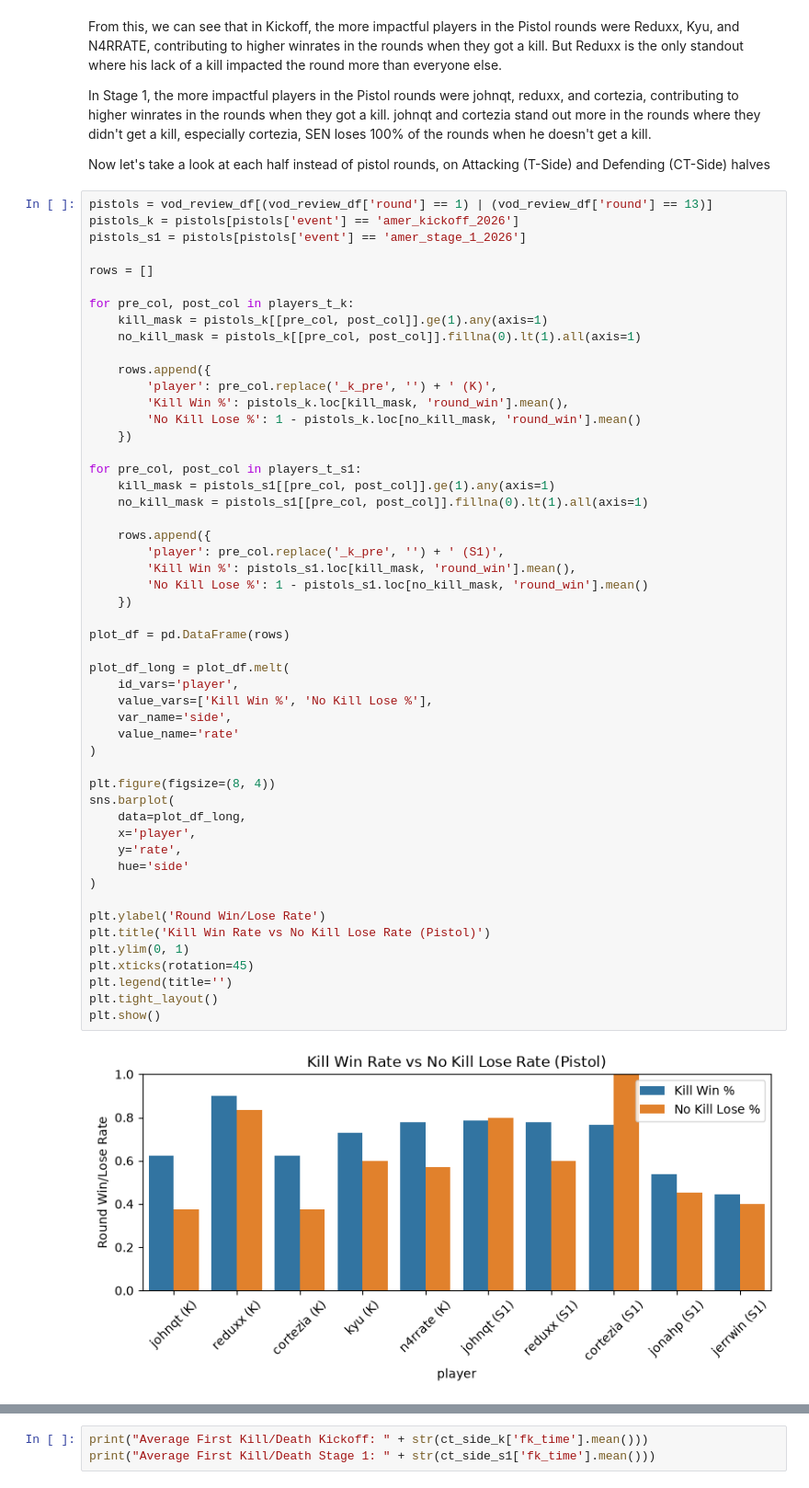
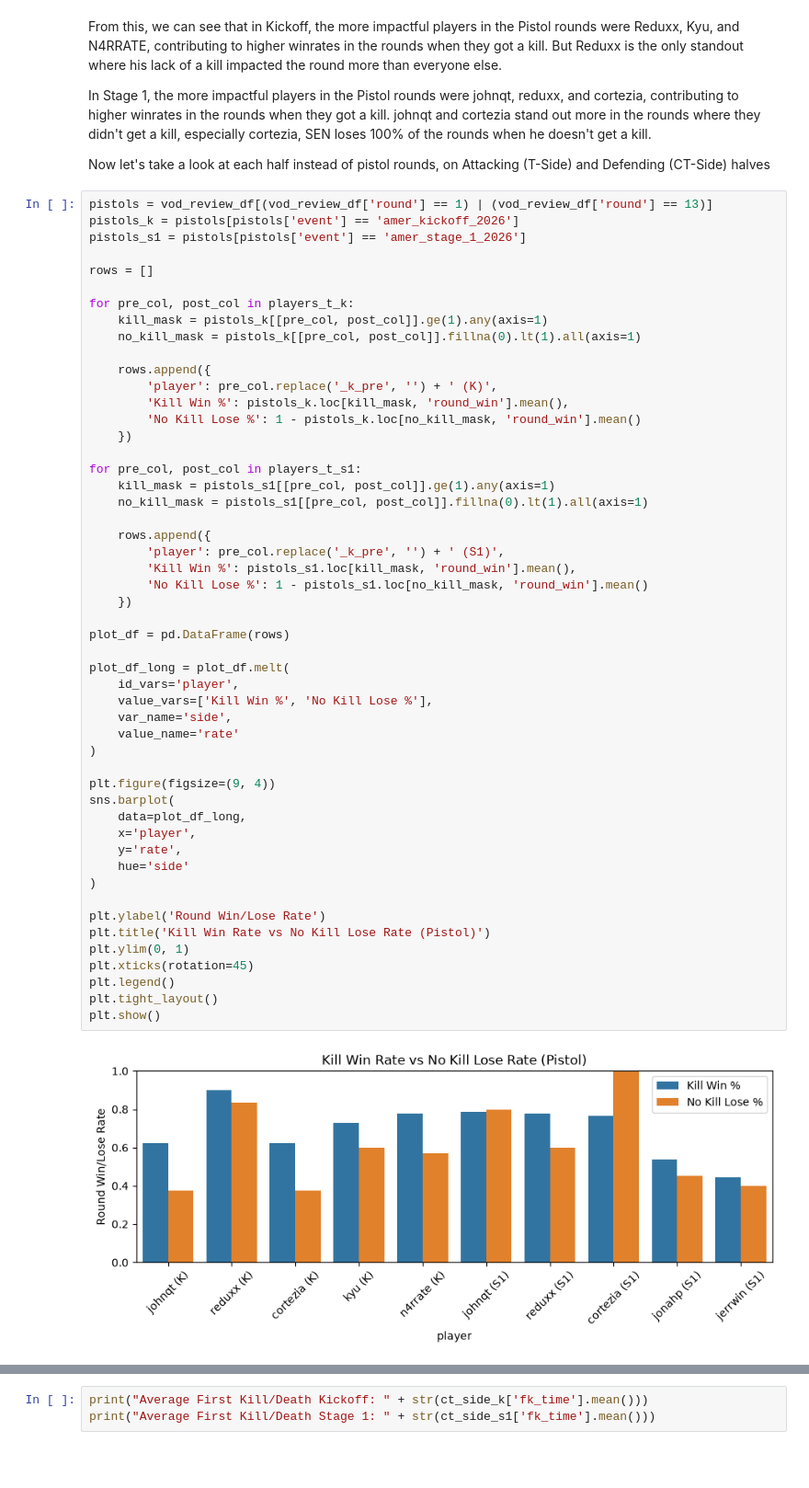
Before and after one commit to reeantran/sentinels_data_analysis, a Jupyter notebook: analysis.ipynb, the cells around one changed output, grey strips where cells are left out. Shown at 92% size. Drawn from its saved outputs; the diff is of its cells as text; blank space fills up the shorter version.

```diff
--- a/analysis.ipynb
+++ b/analysis.ipynb
@@ -577,36 +577,36 @@ for pre_col, post_col in players_t_s1:
 
     rows.append({
         'player': pre_col.replace('_k_pre', '') + ' (S1)',
         'Kill Win %': pistols_s1.loc[kill_mask, 'round_win'].mean(),
         'No Kill Lose %': 1 - pistols_s1.loc[no_kill_mask, 'round_win'].mean()
     })
 
 plot_df = pd.DataFrame(rows)
 
 plot_df_long = plot_df.melt(
     id_vars='player',
     value_vars=['Kill Win %', 'No Kill Lose %'],
     var_name='side',
     value_name='rate'
 )
 
-plt.figure(figsize=(8, 4))
+plt.figure(figsize=(9, 4))
 sns.barplot(
     data=plot_df_long,
     x='player',
     y='rate',
     hue='side'
 )
 
 plt.ylabel('Round Win/Lose Rate')
 plt.title('Kill Win Rate vs No Kill Lose Rate (Pistol)')
 plt.ylim(0, 1)
 plt.xticks(rotation=45)
-plt.legend(title='')
+plt.legend()
 plt.tight_layout()
 plt.show()
 # %% [output]
-[figure, old version]
+[figure, new version]
 # %%
 adv_k = overall_k.dropna(subset=['fk_player'])
 adv_s1 = overall_s1.dropna(subset=['fk_player'])
```
Also changed, not shown: parts of 21 cells of this notebook.
